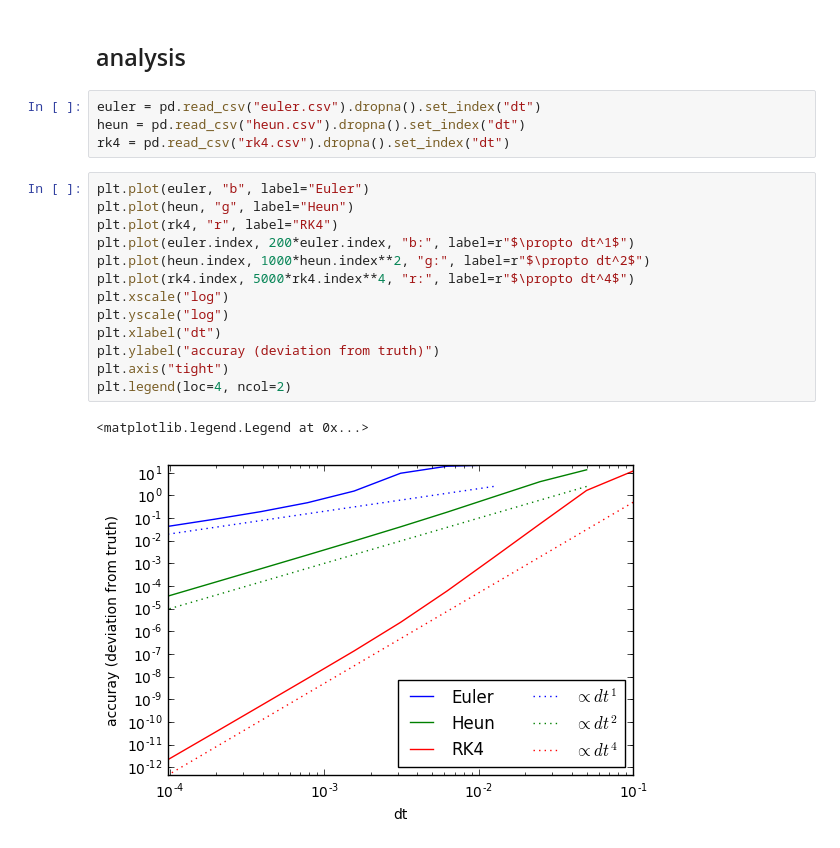
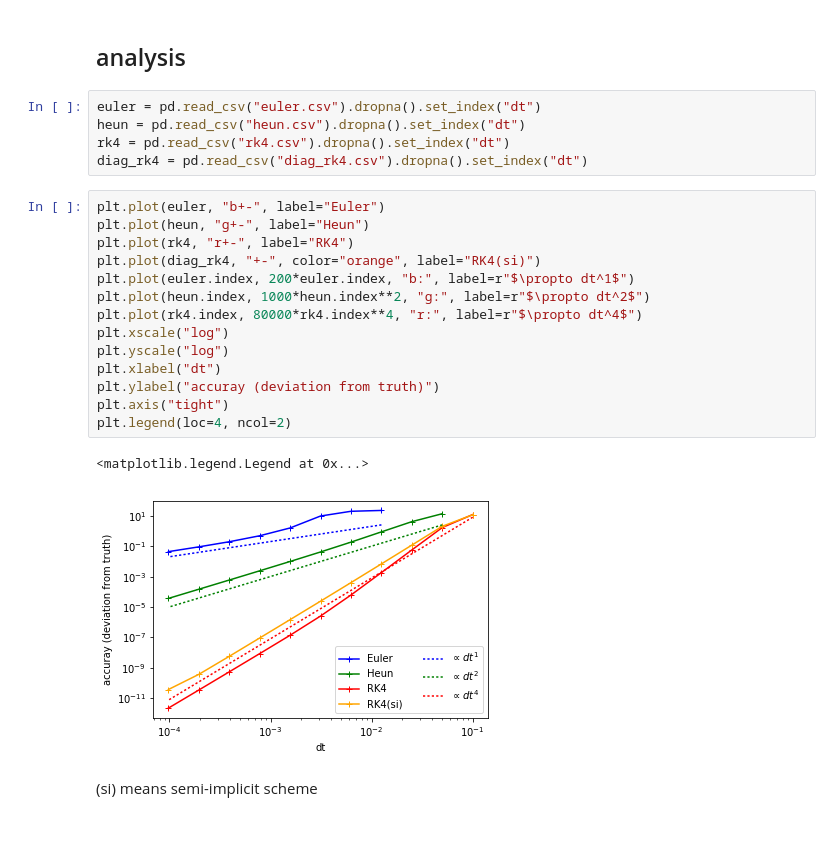
Before and after one commit to termoshtt/eom, a Jupyter notebook: accuracy.ipynb, the cells around one changed output. Cells and saved outputs as stored; diff of their text form.

Commit message:
Add diag_rk4 into accuracy test

```diff
--- a/accuracy.ipynb
+++ b/accuracy.ipynb
@@ -33,19 +33,23 @@ test result: ok. 0 passed; 0 failed; 0 ignored; 0 measured
 euler = pd.read_csv("euler.csv").dropna().set_index("dt")
 heun = pd.read_csv("heun.csv").dropna().set_index("dt")
 rk4 = pd.read_csv("rk4.csv").dropna().set_index("dt")
+diag_rk4 = pd.read_csv("diag_rk4.csv").dropna().set_index("dt")
 # %%
-plt.plot(euler, "b", label="Euler")
-plt.plot(heun, "g", label="Heun")
-plt.plot(rk4, "r", label="RK4")
+plt.plot(euler, "b+-", label="Euler")
+plt.plot(heun, "g+-", label="Heun")
+plt.plot(rk4, "r+-", label="RK4")
+plt.plot(diag_rk4, "+-", color="orange", label="RK4(si)")
 plt.plot(euler.index, 200*euler.index, "b:", label=r"$\propto dt^1$")
 plt.plot(heun.index, 1000*heun.index**2, "g:", label=r"$\propto dt^2$")
-plt.plot(rk4.index, 5000*rk4.index**4, "r:", label=r"$\propto dt^4$")
+plt.plot(rk4.index, 80000*rk4.index**4, "r:", label=r"$\propto dt^4$")
 plt.xscale("log")
 plt.yscale("log")
 plt.xlabel("dt")
 plt.ylabel("accuray (deviation from truth)")
 plt.axis("tight")
 plt.legend(loc=4, ncol=2)
 # %% [output]
 <matplotlib.legend.Legend at 0x...>
-[figure, old version]
+[figure, new version]
+# %% [markdown]
+(si) means semi-implicit scheme
```
Also changed, not shown: parts of 1 cell of this notebook, 1 other file.
